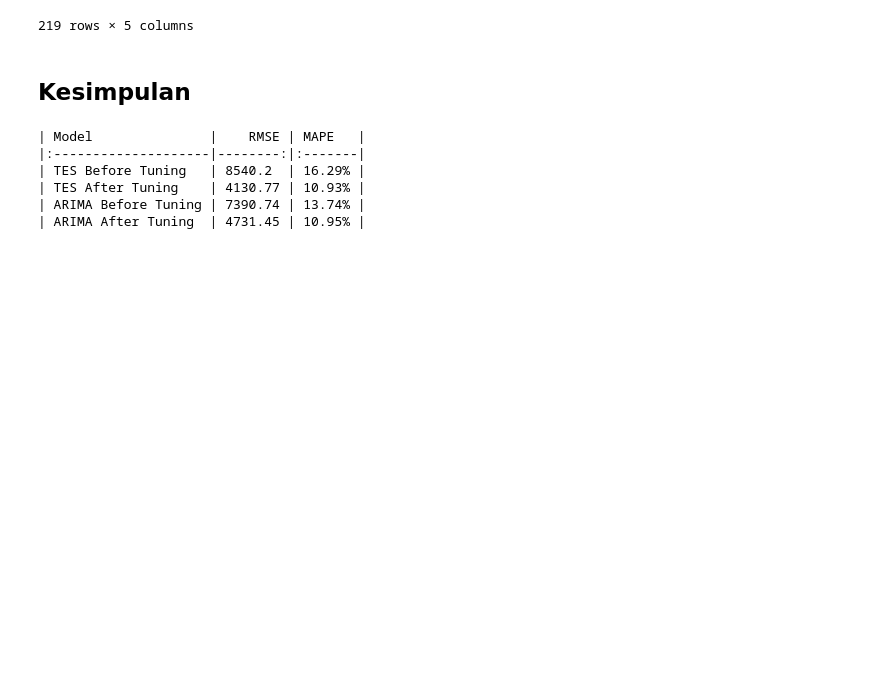
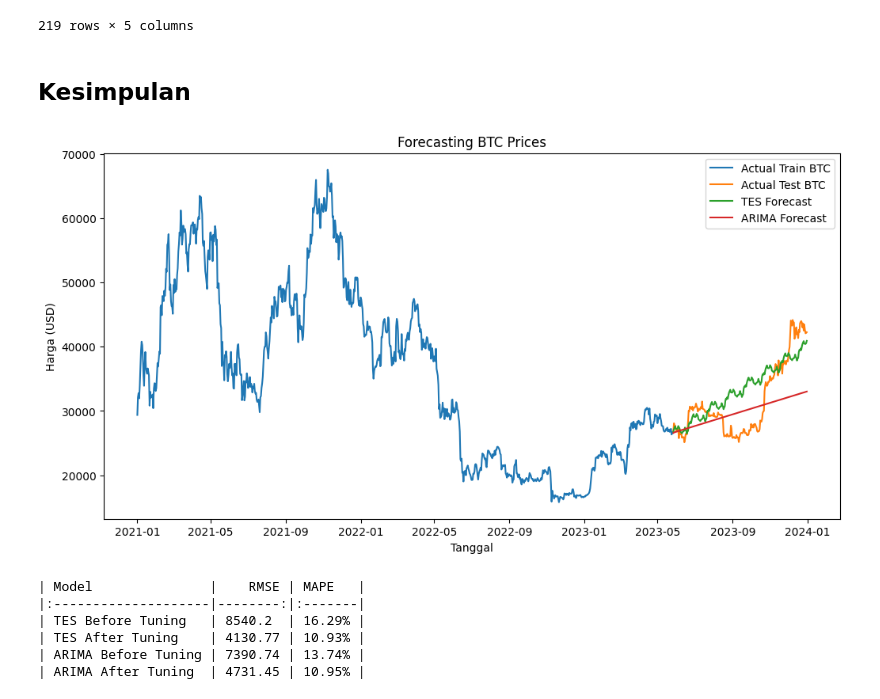
Before and after one commit to adiprrassetyo/forecast-tse-arima, a Jupyter notebook: Close Price BTC 2024 (Test).ipynb, the cells around one changed output. Drawn from its saved outputs; the diff is of its cells as text; code cells hidden in the pictures; blank space fills up the shorter version.

```diff
--- a/Close Price BTC 2024 (Test).ipynb
+++ b/Close Price BTC 2024 (Test).ipynb
@@ -868,6 +857,20 @@ df_prediksi_compare
 219 rows × 5 columns
 # %% [markdown]
 ## Kesimpulan
+# %%
+# Plotting the forecasts
+plt.figure(figsize=(12, 6))
+plt.plot(arima_train_df['Close_interpolated'], label='Actual Train BTC')
+plt.plot(arima_test_df['Close_interpolated'], label='Actual Test BTC')
+plt.plot(Tuning_TES, label='TES Forecast')
+plt.plot(Tuning_ARIMA, label='ARIMA Forecast')
+plt.legend()
+plt.title('Forecasting BTC Prices')
+plt.xlabel('Tanggal')
+plt.ylabel('Harga (USD)')
+plt.show()
+# %% [output]
+[figure, added]
 # %%
 comparison_df = pd.DataFrame({
     'Model': ['TES Before Tuning', 'TES After Tuning', 'ARIMA Before Tuning', 'ARIMA After Tuning'],
```
Also changed, not shown: parts of 10 cells of this notebook.
